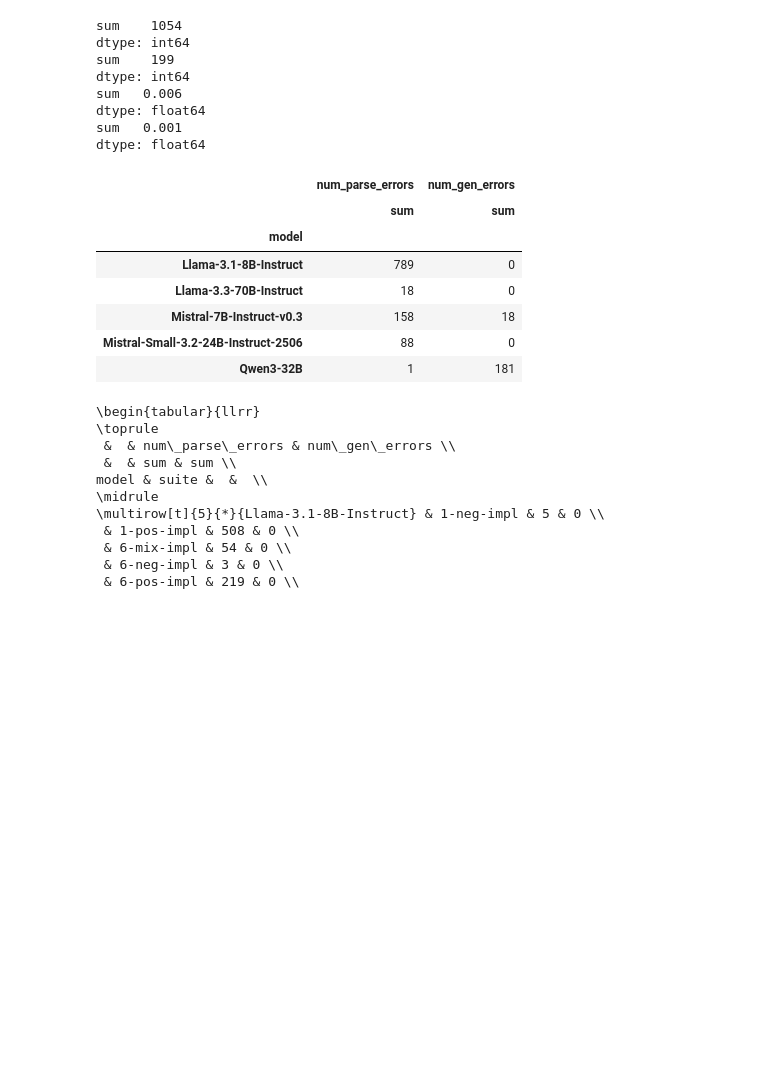
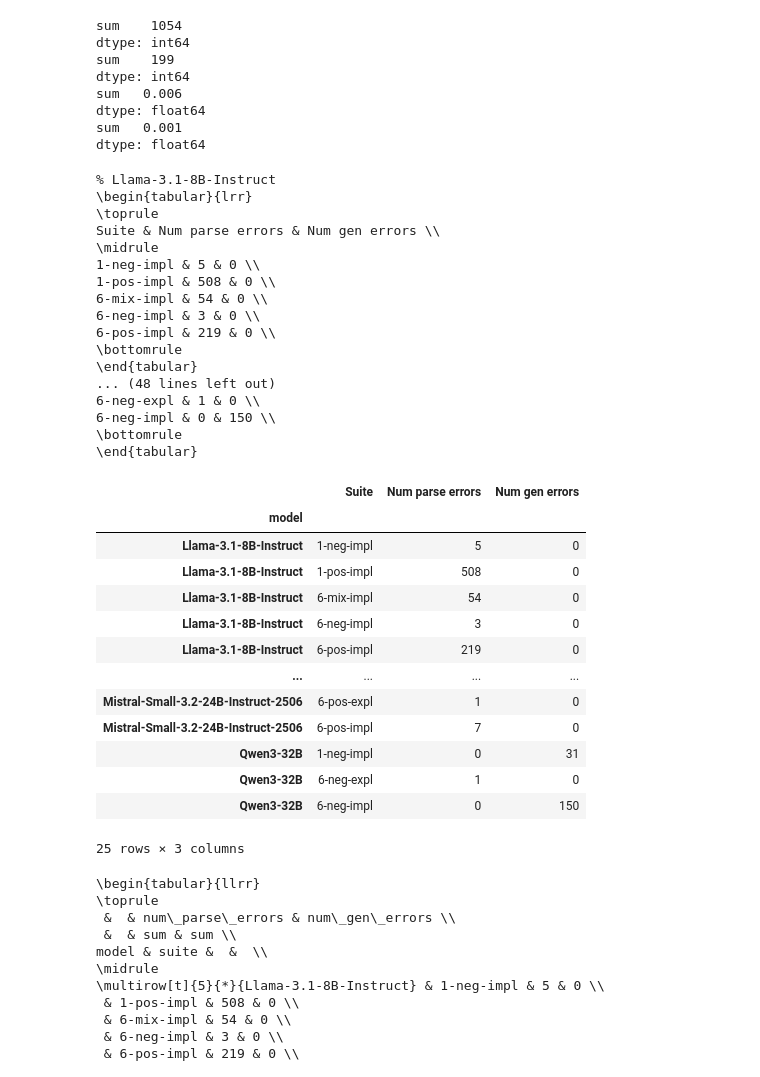
Before and after one commit to AleksiKaa/mscthesis, a Jupyter notebook: src/notebooks/results/get_error_stats.ipynb, the cells around one changed output. Cells and saved outputs as stored; diff of their text form; code cells hidden in the pictures; blank space fills up the shorter version.

Commit message:
moar tables!

```diff
--- a/src/notebooks/results/get_error_stats.ipynb
+++ b/src/notebooks/results/get_error_stats.ipynb
@@ -184,16 +184,53 @@ dtype: float64
 sum   0.001
 dtype: float64
 # %%
-formatted.groupby(by="model").agg("sum")
+formatted = agg.copy()
+formatted = formatted.reset_index(level=1)
+
+new_cols = [capitalize(idx[0].replace("_", " ")) for idx in formatted.columns.to_flat_index()]
+formatted.columns = new_cols
+
+models = formatted.index.get_level_values(0).unique()
+
+for model in models:
+    df = formatted.loc[model, :]
+    if df is not None:
+        print("% " + model)
+        print(df.to_latex(index=False))
+
+formatted
 # %% [output]
+% Llama-3.1-8B-Instruct
+\begin{tabular}{lrr}
+\toprule
+Suite & Num parse errors & Num gen errors \\
+\midrule
+1-neg-impl & 5 & 0 \\
+1-pos-impl & 508 & 0 \\
+6-mix-impl & 54 & 0 \\
+6-neg-impl & 3 & 0 \\
+6-pos-impl & 219 & 0 \\
+\bottomrule
+\end{tabular}
+... (48 lines left out)
+6-neg-expl & 1 & 0 \\
+6-neg-impl & 0 & 150 \\
+\bottomrule
+\end{tabular}
-|  | num_parse_errors | num_gen_errors |
-|  | sum | sum |
-| model |  |  |
-| Llama-3.1-8B-Instruct | 789 | 0 |
-| Llama-3.3-70B-Instruct | 18 | 0 |
-| Mistral-7B-Instruct-v0.3 | 158 | 18 |
-| Mistral-Small-3.2-24B-Instruct-2506 | 88 | 0 |
-| Qwen3-32B | 1 | 181 |
+|  | Suite | Num parse errors | Num gen errors |
+| model |  |  |  |
+| Llama-3.1-8B-Instruct | 1-neg-impl | 5 | 0 |
+| Llama-3.1-8B-Instruct | 1-pos-impl | 508 | 0 |
+| Llama-3.1-8B-Instruct | 6-mix-impl | 54 | 0 |
+| Llama-3.1-8B-Instruct | 6-neg-impl | 3 | 0 |
+| Llama-3.1-8B-Instruct | 6-pos-impl | 219 | 0 |
+| ... | ... | ... | ... |
+| Mistral-Small-3.2-24B-Instruct-2506 | 6-pos-expl | 1 | 0 |
+| Mistral-Small-3.2-24B-Instruct-2506 | 6-pos-impl | 7 | 0 |
+| Qwen3-32B | 1-neg-impl | 0 | 31 |
+| Qwen3-32B | 6-neg-expl | 1 | 0 |
+| Qwen3-32B | 6-neg-impl | 0 | 150 |
+25 rows × 3 columns
 # %%
 tables_location = "./latex/tables"
 os.makedirs(tables_location, exist_ok=True)
```
Also changed, not shown: parts of 2 cells of this notebook, 3 other files.
